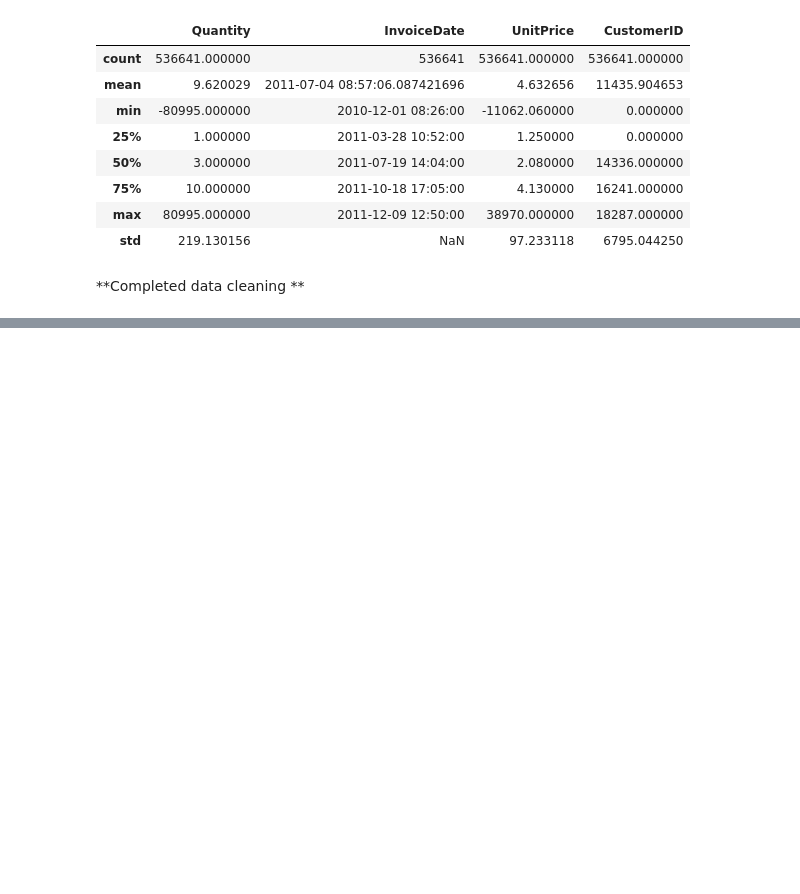
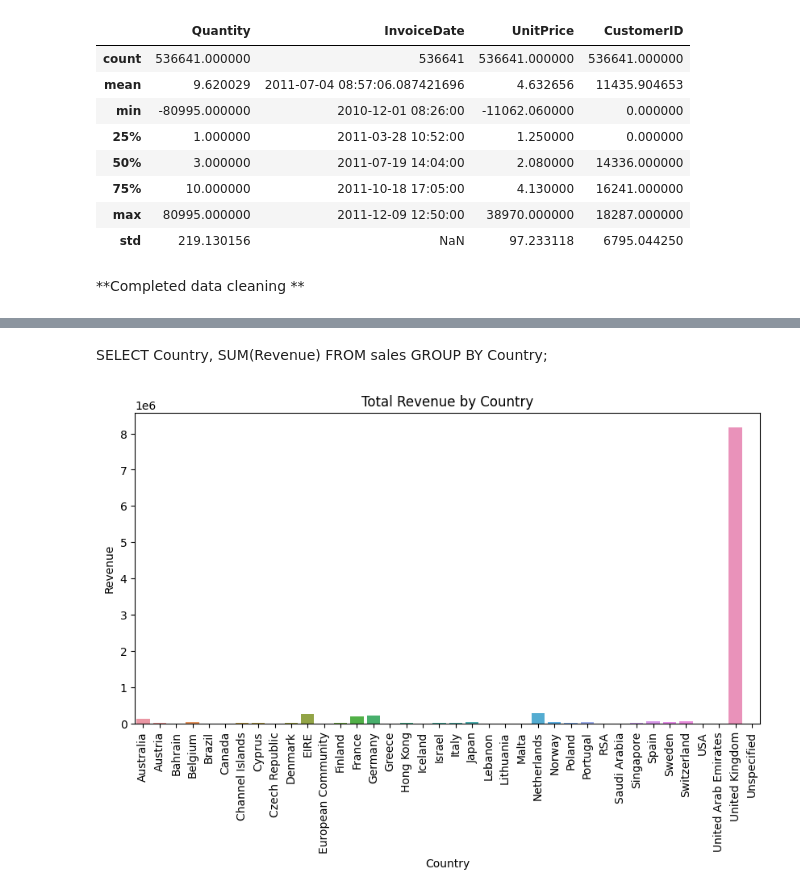
Before and after one commit to SonamCodes-create/Online-Retail-Data-Analysis, a Jupyter notebook: Online Retail Data Analysis.ipynb.ipynb, the cells around one changed output, grey strips where cells are left out. Drawn from its saved outputs; the diff is of its cells as text; code cells hidden in the pictures; blank space fills up the shorter version.

```diff
--- a/Online Retail Data Analysis.ipynb.ipynb
+++ b/Online Retail Data Analysis.ipynb.ipynb
@@ -80,0 +151,9 @@ memory usage: 36.8+ MB
+# %%
+df["Revenue"] = df["Quantity"] * df["UnitPrice"]
+sales_by_country = (
+    df.groupby("Country")["Revenue"]
+    .sum()
+    .sort_values(ascending=False)
+)
+
+sales_by_country
@@ -80,0 +254,21 @@ memory usage: 36.8+ MB
+# %% [markdown]
+SELECT Country, SUM(Revenue)
+FROM sales
+GROUP BY Country;
+# %%
+sales_by_country = (
+    df.groupby("Country")["Revenue"]
+    .sum()
+    .reset_index()
+)
+
+import seaborn as sns
+import matplotlib.pyplot as plt
+
+plt.figure(figsize=(10,5))
+sns.barplot(data=sales_by_country, x="Country", y="Revenue")
+plt.xticks(rotation=90)
+plt.title("Total Revenue by Country")
+plt.show()
+# %% [output]
+[figure, added]
```
Also changed, not shown: parts of 24 cells of this notebook.
